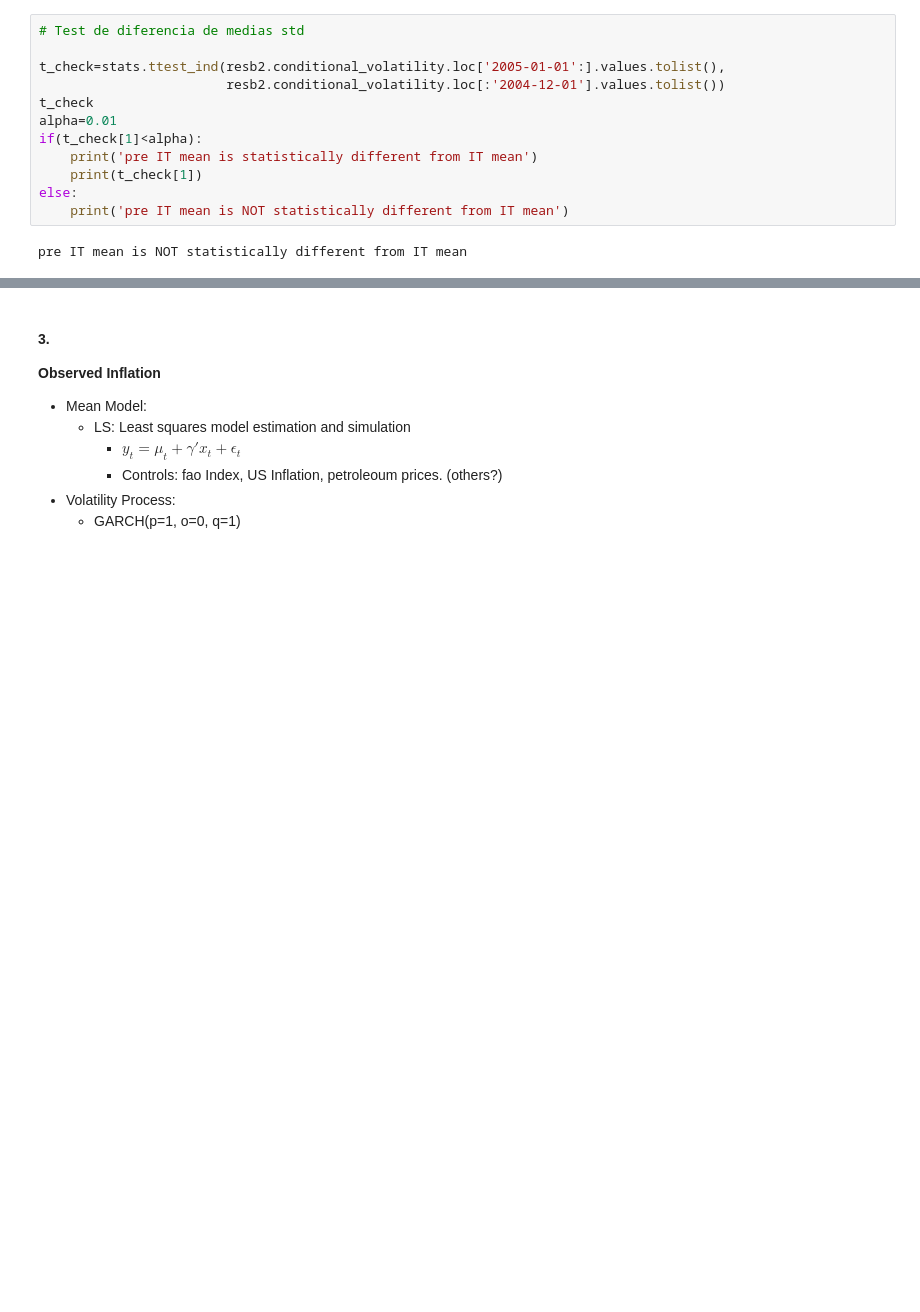
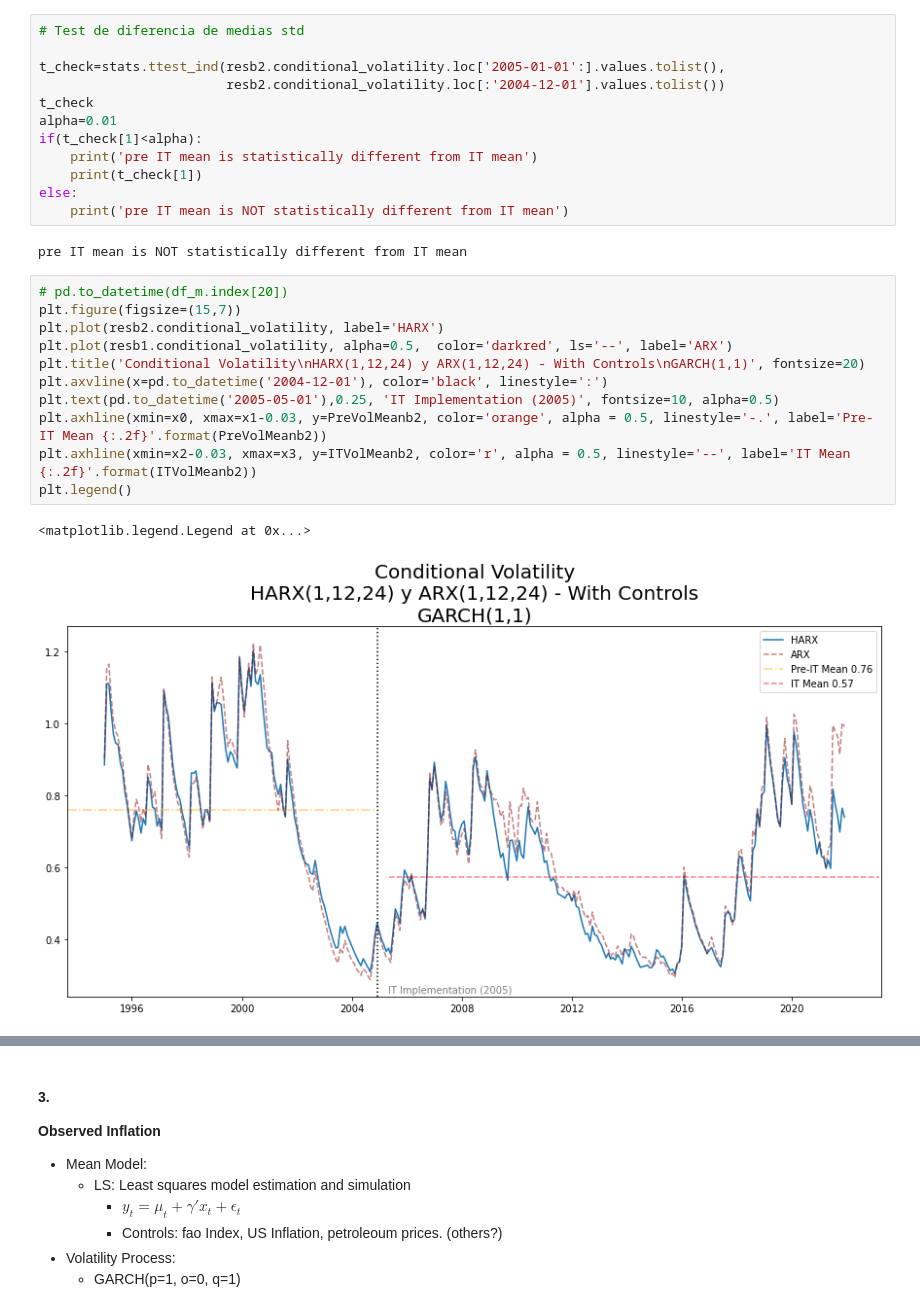
Before and after one commit to Marianojgm86/GARCH-CODES, a Jupyter notebook: 03_volatility_models.ipynb, the cells around one changed output, grey strips where cells are left out. Saved outputs shown, nothing was run; the diff lists cells and outputs as text; blank space fills up the shorter version.

```diff
--- a/03_volatility_models.ipynb
+++ b/03_volatility_models.ipynb
@@ -810,3 +876,17 @@ else:
     print('pre IT mean is NOT statistically different from IT mean')
 # %% [output]
 pre IT mean is NOT statistically different from IT mean
+# %%
+# pd.to_datetime(df_m.index[20])
+plt.figure(figsize=(15,7))
+plt.plot(resb2.conditional_volatility, label='HARX')
+plt.plot(resb1.conditional_volatility, alpha=0.5,  color='darkred', ls='--', label='ARX')
+plt.title('Conditional Volatility\nHARX(1,12,24) y ARX(1,12,24) - With Controls\nGARCH(1,1)', fontsize=20)
+plt.axvline(x=pd.to_datetime('2004-12-01'), color='black', linestyle=':')
+plt.text(pd.to_datetime('2005-05-01'),0.25, 'IT Implementation (2005)', fontsize=10, alpha=0.5)
+plt.axhline(xmin=x0, xmax=x1-0.03, y=PreVolMeanb2, color='orange', alpha = 0.5, linestyle='-.', label='Pre-IT Mean {:.2f}'.format(PreVolMeanb2))
+plt.axhline(xmin=x2-0.03, xmax=x3, y=ITVolMeanb2, color='r', alpha = 0.5, linestyle='--', label='IT Mean {:.2f}'.format(ITVolMeanb2))
+plt.legend()
+# %% [output]
+<matplotlib.legend.Legend at 0x...>
+[figure, added]
```
Also changed, not shown: parts of 21 cells of this notebook.
